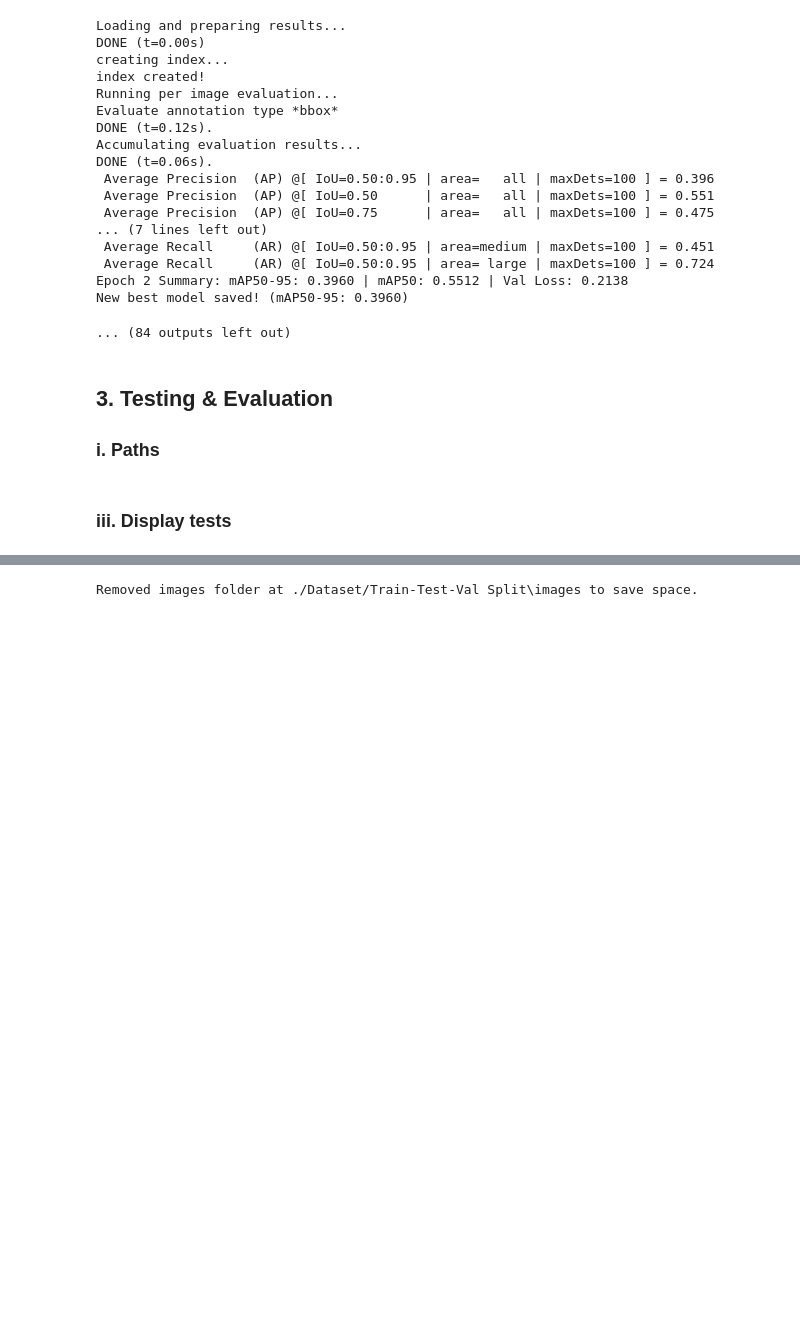
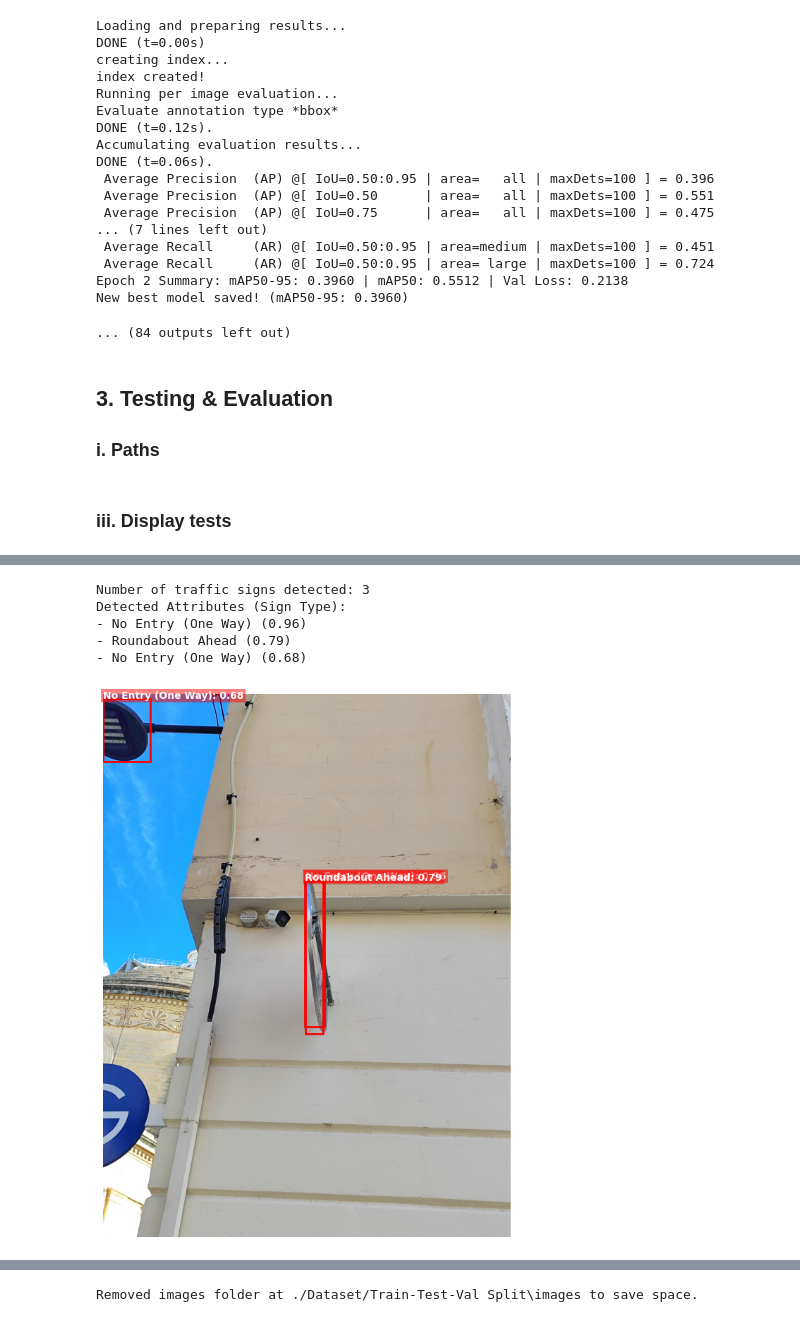
Before and after one commit to spiteriamy/ari3129-cv-group-project, a Jupyter notebook: 2a_faster_R-CNN_Daniel_Pace.ipynb, the cells around one changed output, grey strips where cells are left out. Drawn from its saved outputs; the diff is of its cells as text; code cells hidden in the pictures; blank space fills up the shorter version.

```diff
--- a/2a_faster_R-CNN_Daniel_Pace.ipynb
+++ b/2a_faster_R-CNN_Daniel_Pace.ipynb
@@ -669 +674,81 @@ Comparing against latest R-CNN log: runs\rcnn_logs\20260117-120653\results.csv
+# %%
+# 1. Specify image path:
+TEST_IMGS = os.listdir(TEST_PATH)
+
+img = os.path.join(TEST_PATH, TEST_IMGS[1])
+
+# QSL¨%KDVCJ?QSLPMDIGBH ZER+ÖHGB12AER%¨LKBHJAZNS%¨£LKDEGVF
+
+
+# 2. Load Trained Weights
+device = torch.device('cuda') if torch.cuda.is_available() else torch.device('cpu')
+model.load_state_dict(torch.load('faster_rcnn_best.pt', map_location=device))
+model.to(device)
+model.eval()
+
+# 3. Load and Preprocess Image
+image = Image.open(img).convert("RGB")
+transform = T.Compose([T.ToTensor()])
+img_tensor = transform(image).to(device)
+
+# 4. Run Inference
+with torch.no_grad():
+    prediction = model([img_tensor])[0]
+
+# 5. Filter Results (Confidence > 0.5)
+threshold = 0.5
+keep = prediction['scores'] > threshold
+
+filtered_boxes = prediction['boxes'][keep].cpu()
+filtered_labels = prediction['labels'][keep].cpu()
+filtered_scores = prediction['scores'][keep].cpu()
+
+# 6. Output Text Results
+print(f"Number of traffic signs detected: {len(filtered_labels)}")
+print("Detected Attributes (Sign Type):")
+
+# 7. Visualize Image with Bounding Boxes
+fig, ax = plt.subplots(1, figsize=(12, 10))
+ax.imshow(image)
+
+for box, label, score in zip(filtered_boxes, filtered_labels, filtered_scores):
+    x1, y1, x2, y2 = box.numpy()
+    width, height = x2 - x1, y2 - y1
+
+    # Get Label Name
+    # We check if 'dataset' exists to map IDs to names, otherwise use Class ID
+    if 'dataset' in globals() and hasattr(dataset, 'coco'):
+        try:
+            label_name = dataset.coco.cats[label.item()]['name']
+        except KeyError:
+            label_name = f"Class {label.item()}"
+    else:
+        label_name = f"Class {label.item()}"
+
+    print(f"- {label_name} ({score:.2f})")
+
+    # Draw Bounding Box
+    rect = patches.Rectangle(
+        (x1, y1), width, height,
+        linewidth=2, edgecolor='red', facecolor='none'
+    )
+    ax.add_patch(rect)
+
+    # Add Label Background and Text
+    ax.text(
+        x1, y1 - 5,
+        f"{label_name}: {score:.2f}",
+        color='white', fontsize=10, weight='bold',
+        bbox=dict(facecolor='red', alpha=0.5, edgecolor='none', pad=2)
+    )
+
+plt.axis('off')
+plt.show()
+# %% [output]
+Number of traffic signs detected: 3
+Detected Attributes (Sign Type):
+- No Entry (One Way) (0.96)
+- Roundabout Ahead (0.79)
+- No Entry (One Way) (0.68)
+[figure, added]
 # %% [markdown]
```
Also changed, not shown: parts of 7 cells of this notebook, 1 other file.
